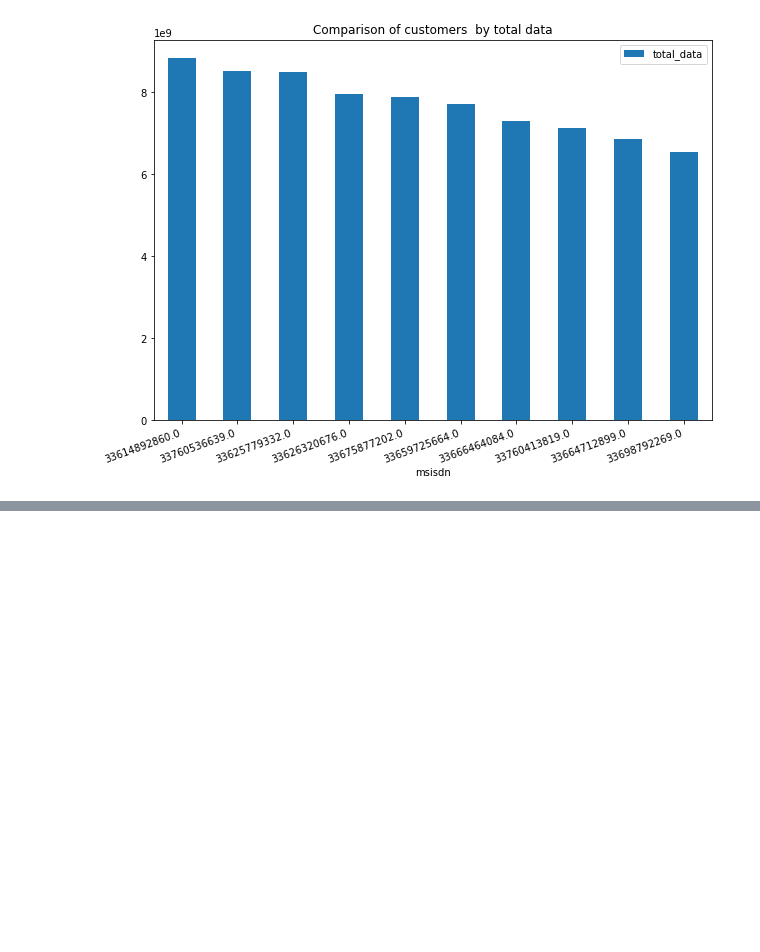
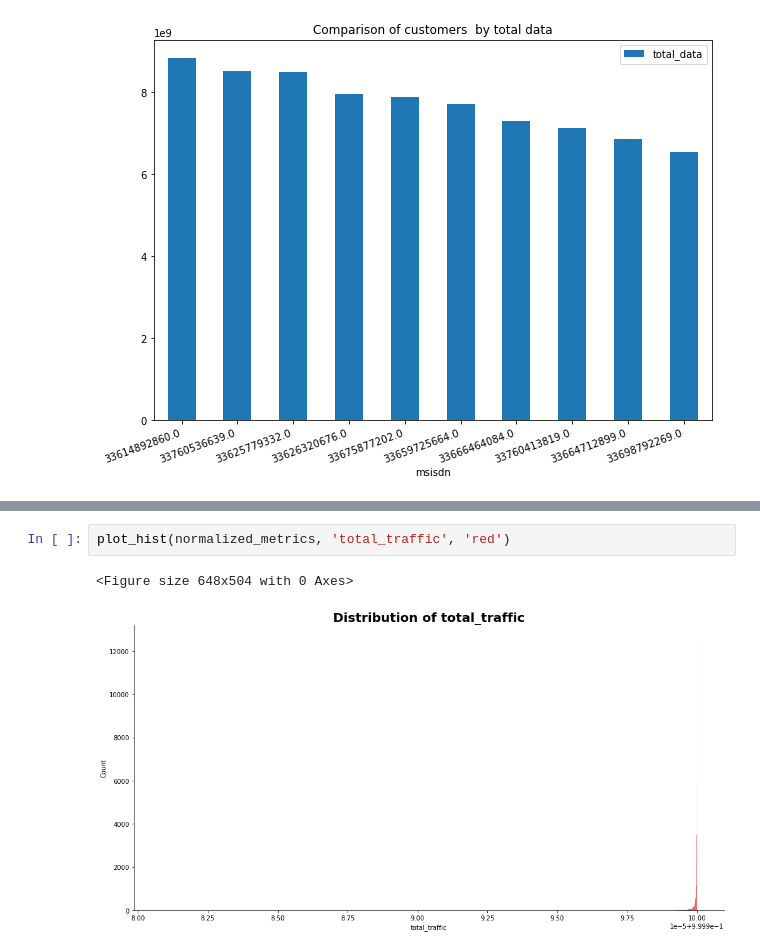
Before and after one commit to Bina-man/Telecom-Data, a Jupyter notebook: notebooks/User Engagement analysis.ipynb, the cells around one changed output, grey strips where cells are left out. Saved outputs shown, nothing was run; the diff lists cells and outputs as text; blank space fills up the shorter version.

```diff
--- a/notebooks/User Engagement analysis.ipynb
+++ b/notebooks/User Engagement analysis.ipynb
@@ -120,0 +185,5 @@ plt.show()
+# %%
+plot_hist(normalized_metrics, 'total_traffic', 'red')
+# %% [output]
+<Figure size 648x504 with 0 Axes>
+[figure, added]
```
Also changed, not shown: parts of 11 cells of this notebook, 1 other file.
